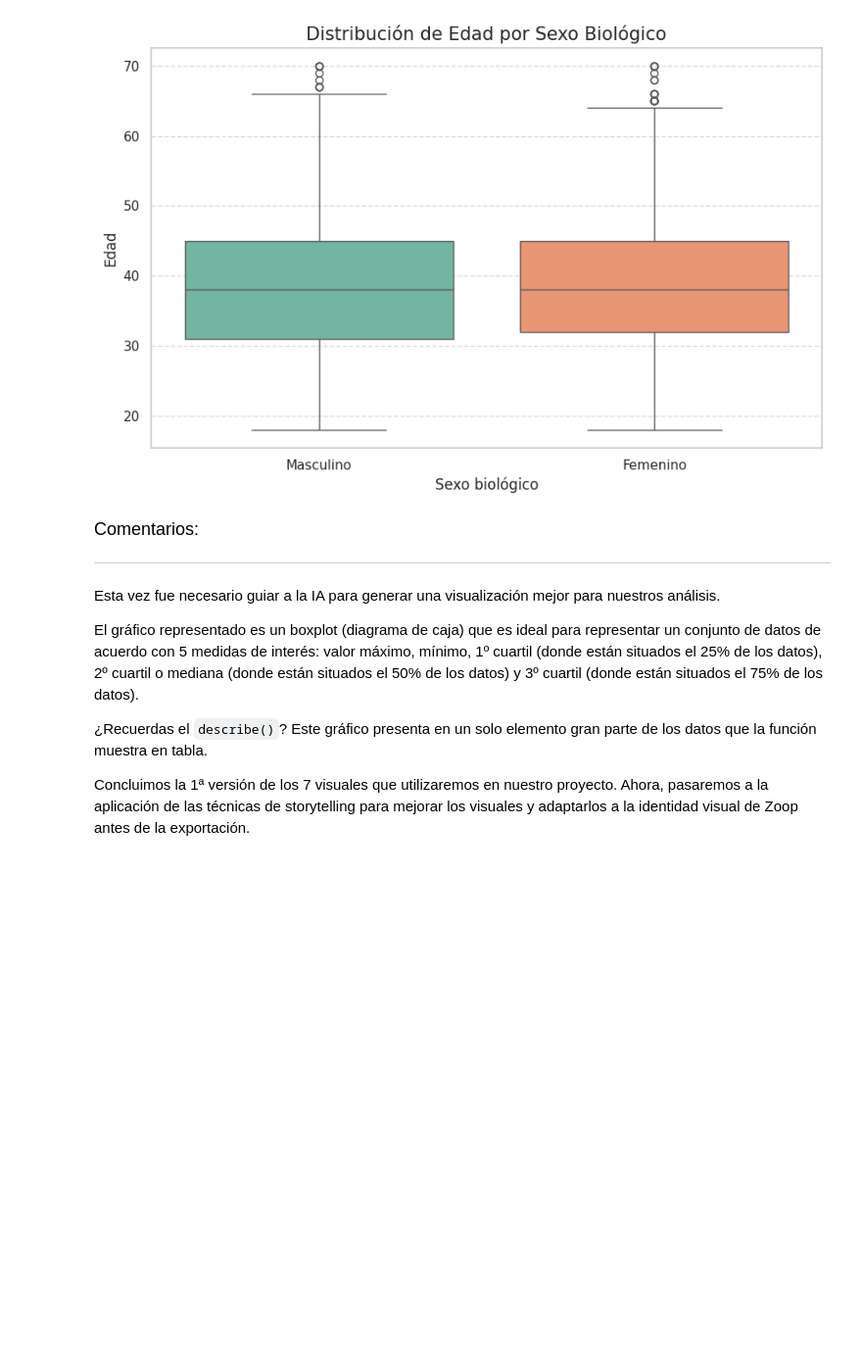
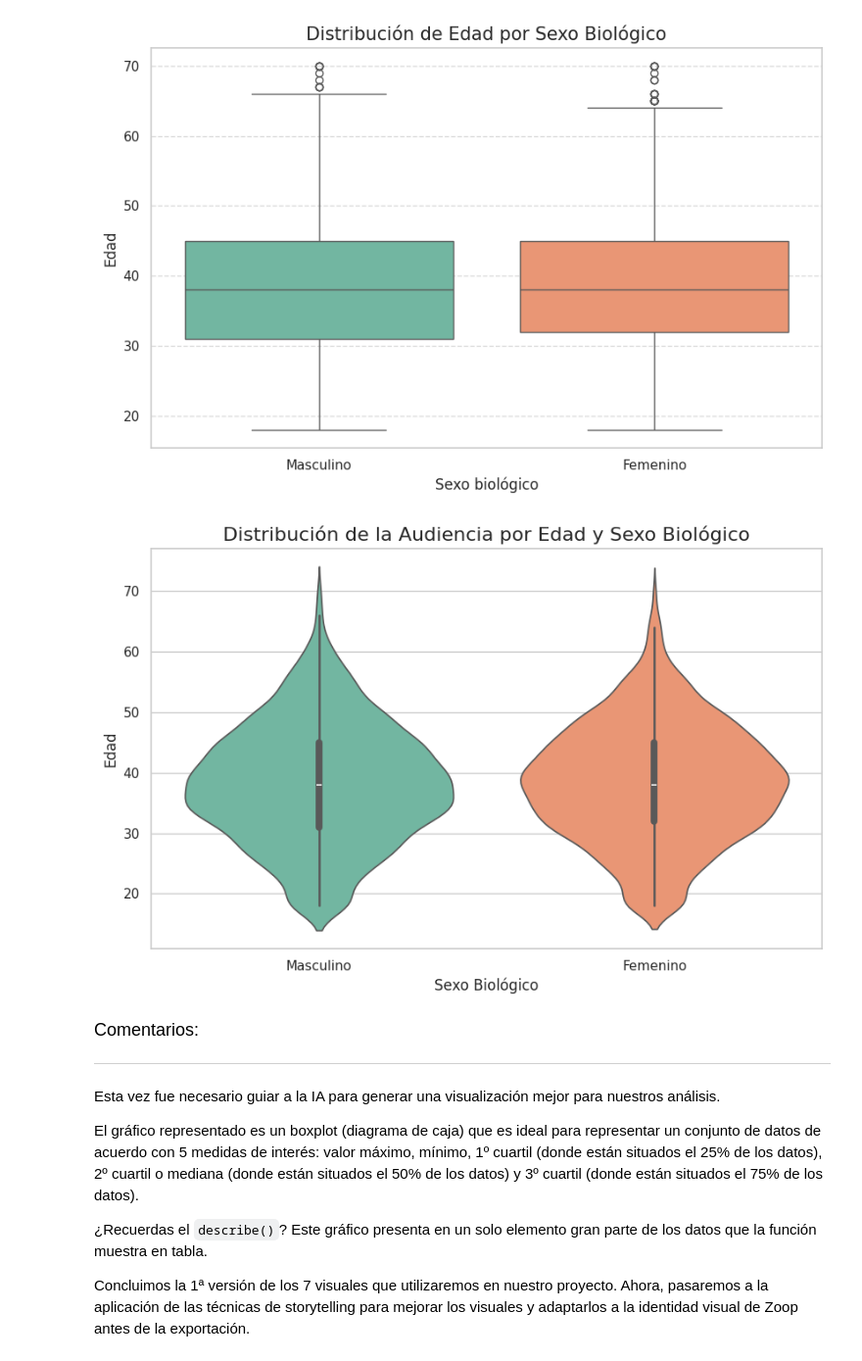
Before and after one commit to gloriagutierrez2025/IA-aplicada-a-la-ciencia-de-datos, a Jupyter notebook: IA_aplicada_a_ciencia_de_datos.ipynb, the cells around one changed output. Shown at 98% size. Cells and saved outputs as stored; diff of their text form; code cells hidden in the pictures; blank space fills up the shorter version.

```diff
--- a/IA_aplicada_a_ciencia_de_datos.ipynb
+++ b/IA_aplicada_a_ciencia_de_datos.ipynb
@@ -926,6 +926,22 @@ plt.grid(axis='y', linestyle='--', alpha=0.7)
 plt.show()
 # %% [output]
 [figure]
+# %%
+# 1. Configurar el tamaño del gráfico
+plt.figure(figsize=(10, 6))
+
+# 2. Crear el gráfico de violín
+sns.violinplot(x='sexo_biologico', y='edad', data=df, palette='Set2')
+
+# 3. Añadir etiquetas y título
+plt.title('Distribución de la Audiencia por Edad y Sexo Biológico', fontsize=16)
+plt.xlabel('Sexo Biológico', fontsize=12)
+plt.ylabel('Edad', fontsize=12)
+
+# 4. Mostrar el gráfico
+plt.show()
+# %% [output]
+[figure, added]
 # %% [markdown]
 <font color="7b71ff" size=4> Comentarios: </font>
 
```
Also changed, not shown: parts of 3 cells of this notebook.
